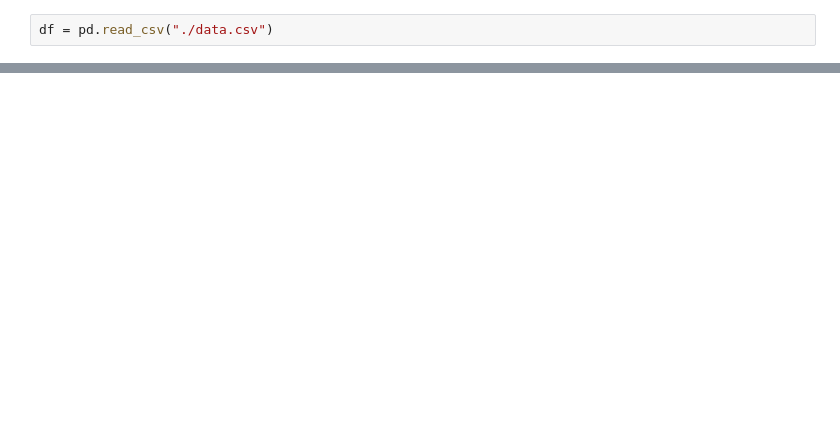
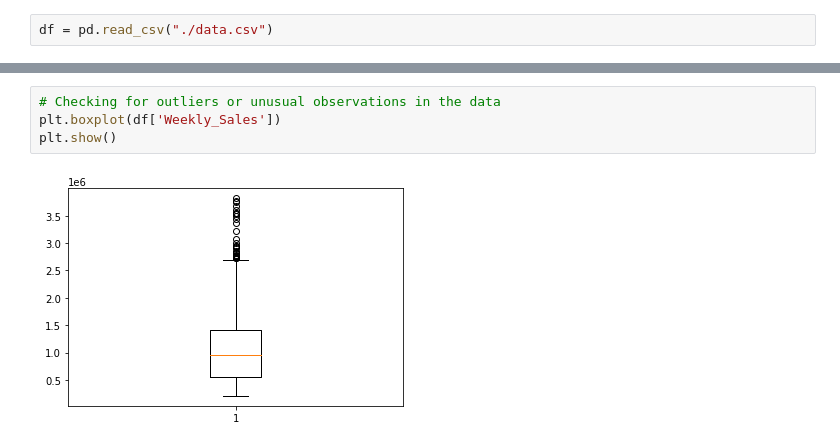
Before and after one commit to tomasz923/walmart, a Jupyter notebook: walmart-analysis-code.ipynb, the cells around one changed output, grey strips where cells are left out. Cells and saved outputs as stored; diff of their text form; blank space fills up the shorter version.

```diff
--- a/walmart-analysis-code.ipynb
+++ b/walmart-analysis-code.ipynb
@@ -24,0 +83,6 @@ print(df)
+# %%
+# Checking for outliers or unusual observations in the data
+plt.boxplot(df['Weekly_Sales'])
+plt.show()
+# %% [output]
+[figure, added]
```
Also changed, not shown: parts of 13 cells of this notebook, 2 other files.
